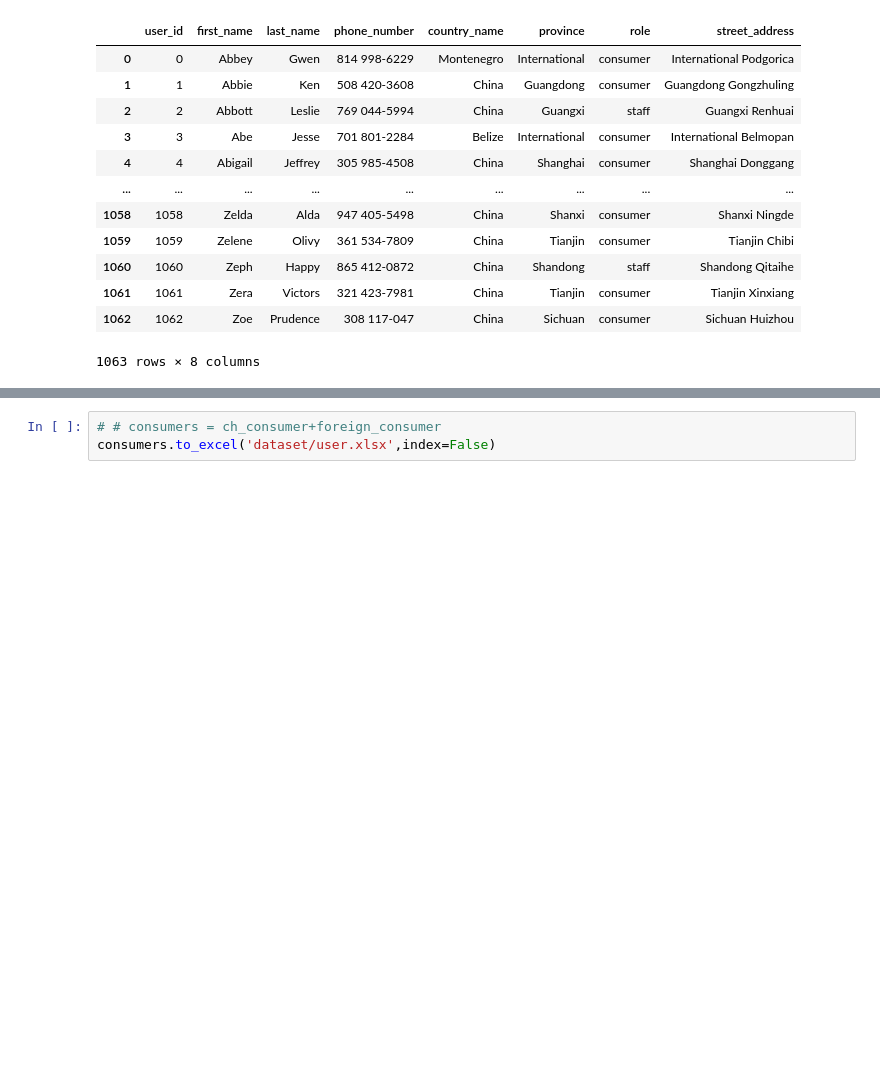
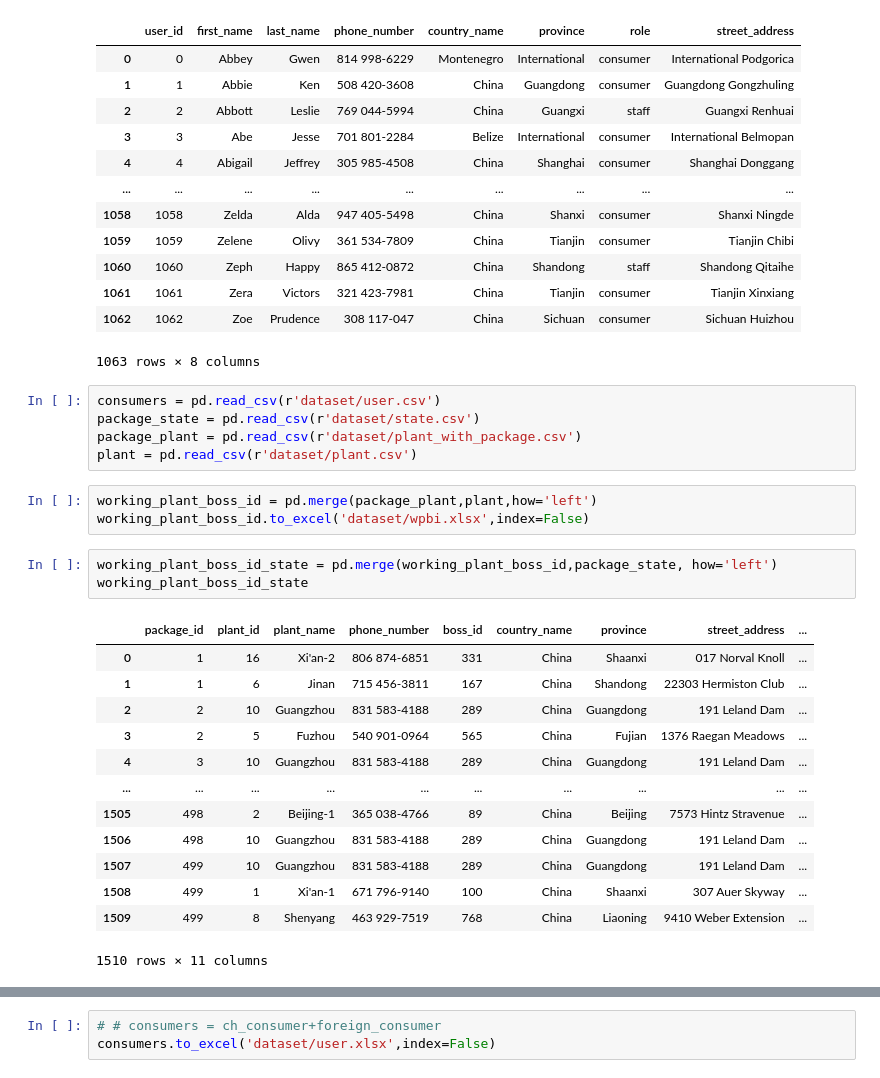
Before and after one commit to rsm-mec014/CSC3170-Database-Project, a Jupyter notebook: source/data_generation/user_data_generation.ipynb, the cells around one changed output, grey strips where cells are left out. Drawn from its saved outputs; the diff is of its cells as text; blank space fills up the shorter version.

```diff
--- a/source/data_generation/user_data_generation.ipynb
+++ b/source/data_generation/user_data_generation.ipynb
@@ -92,3 +92,28 @@ consumers
 | 1061 | 1061 | Zera | Victors | 321 423-7981 | China | Tianjin | consumer | Tianjin Xinxiang |
 | 1062 | 1062 | Zoe | Prudence | 308 117-047 | China | Sichuan | consumer | Sichuan Huizhou |
 1063 rows × 8 columns
+# %%
+consumers = pd.read_csv(r'dataset/user.csv')
+package_state = pd.read_csv(r'dataset/state.csv')
+package_plant = pd.read_csv(r'dataset/plant_with_package.csv')
+plant = pd.read_csv(r'dataset/plant.csv')
+# %%
+working_plant_boss_id = pd.merge(package_plant,plant,how='left')
+working_plant_boss_id.to_excel('dataset/wpbi.xlsx',index=False)
+# %%
+working_plant_boss_id_state = pd.merge(working_plant_boss_id,package_state, how='left')
+working_plant_boss_id_state
+# %% [output]
+|  | package_id | plant_id | plant_name | phone_number | boss_id | country_name | province | street_address | ... |
+| 0 | 1 | 16 | Xi'an-2 | 806 874-6851 | 331 | China | Shaanxi | 017 Norval Knoll | ... |
+| 1 | 1 | 6 | Jinan | 715 456-3811 | 167 | China | Shandong | 22303 Hermiston Club | ... |
+| 2 | 2 | 10 | Guangzhou | 831 583-4188 | 289 | China | Guangdong | 191 Leland Dam | ... |
+| 3 | 2 | 5 | Fuzhou | 540 901-0964 | 565 | China | Fujian | 1376 Raegan Meadows | ... |
+| 4 | 3 | 10 | Guangzhou | 831 583-4188 | 289 | China | Guangdong | 191 Leland Dam | ... |
+| ... | ... | ... | ... | ... | ... | ... | ... | ... | ... |
+| 1505 | 498 | 2 | Beijing-1 | 365 038-4766 | 89 | China | Beijing | 7573 Hintz Stravenue | ... |
+| 1506 | 498 | 10 | Guangzhou | 831 583-4188 | 289 | China | Guangdong | 191 Leland Dam | ... |
+| 1507 | 499 | 10 | Guangzhou | 831 583-4188 | 289 | China | Guangdong | 191 Leland Dam | ... |
+| 1508 | 499 | 1 | Xi'an-1 | 671 796-9140 | 100 | China | Shaanxi | 307 Auer Skyway | ... |
+| 1509 | 499 | 8 | Shenyang | 463 929-7519 | 768 | China | Liaoning | 9410 Weber Extension | ... |
+1510 rows × 11 columns
```
Also changed, not shown: parts of 12 cells of this notebook.
